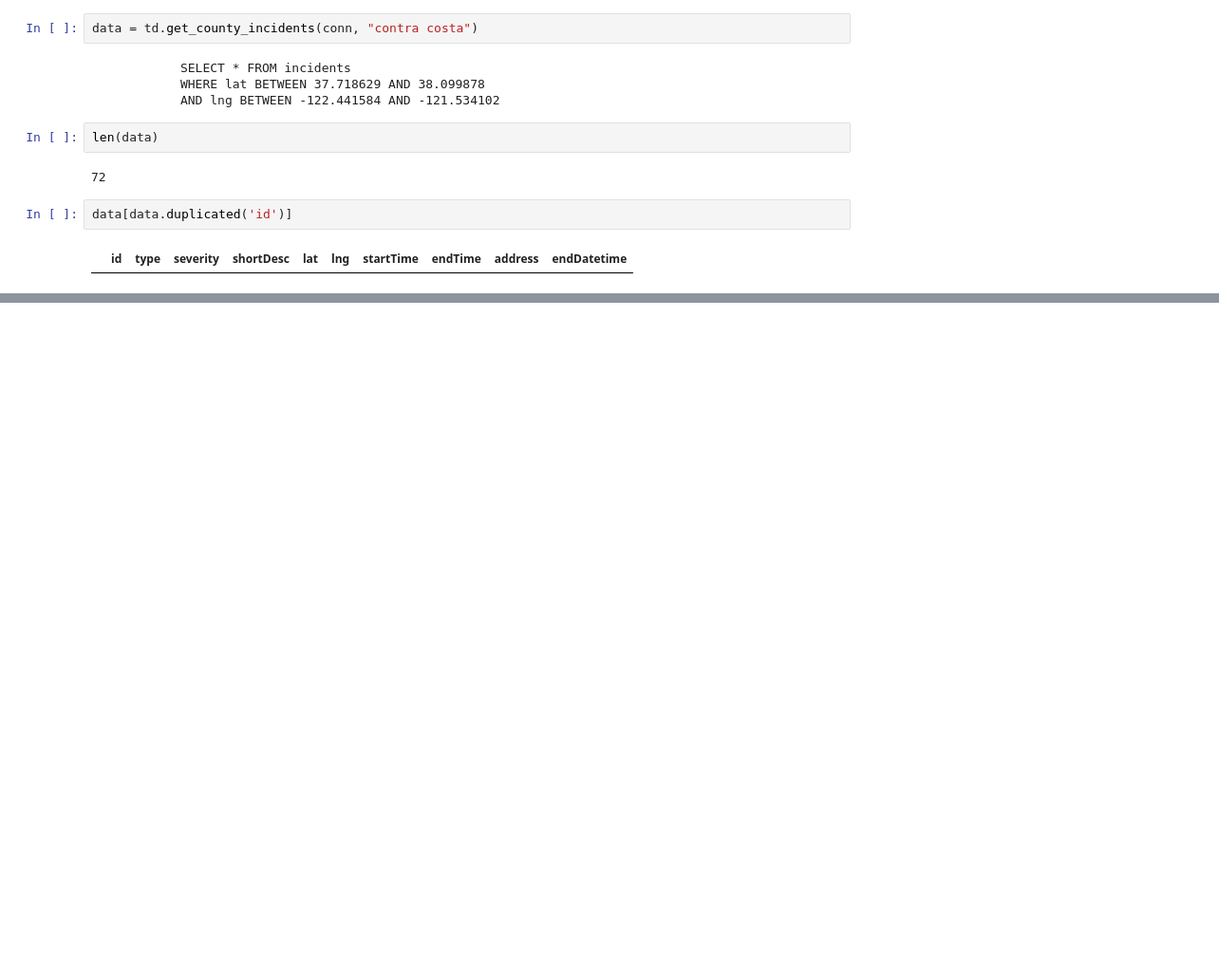
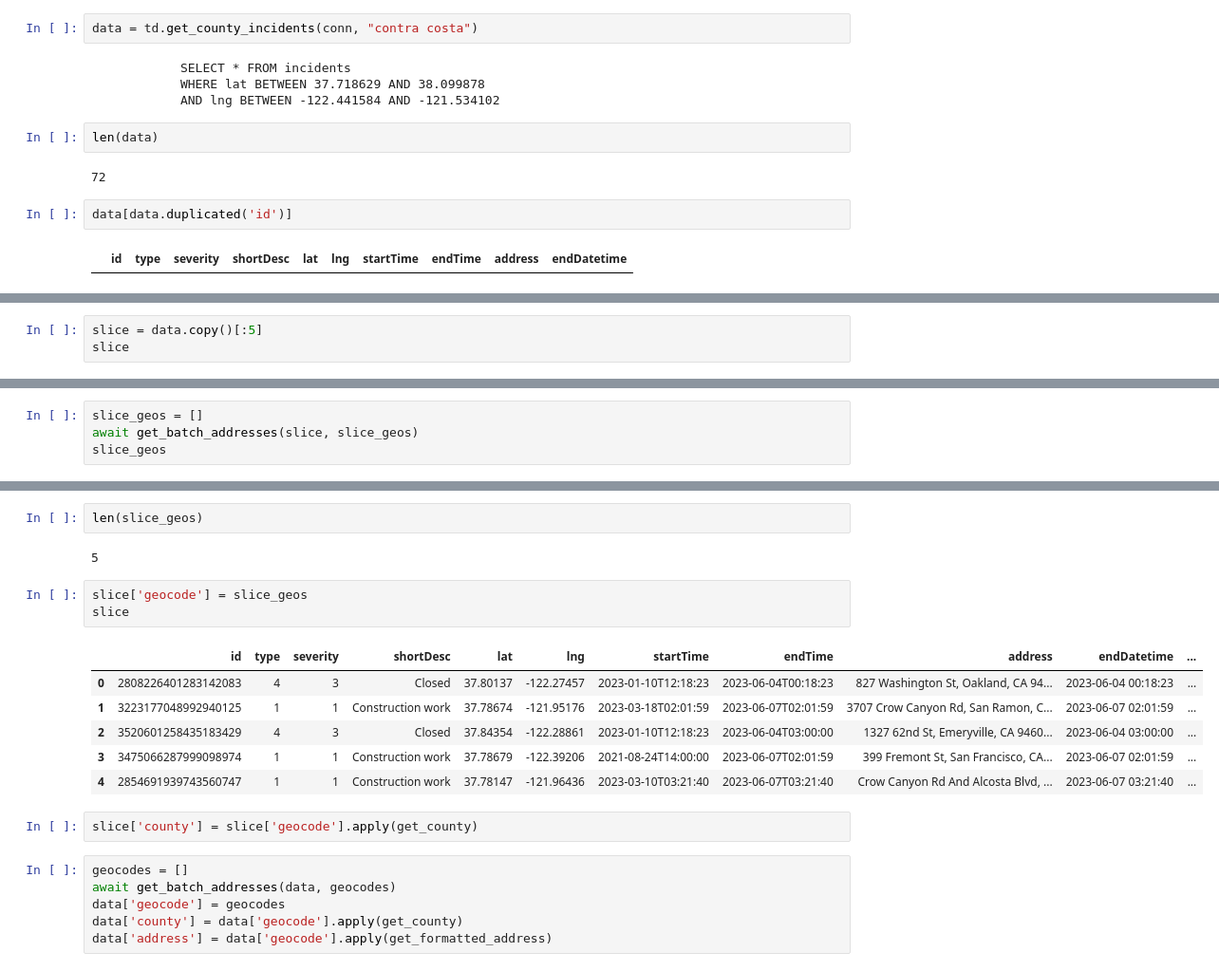
Before and after one commit to gson458/PIC16B-Traffic-Viz-Project, a Jupyter notebook: trafficdatafunctest.ipynb, the cells around one changed output, grey strips where cells are left out. Shown at 95% size. Saved outputs shown, nothing was run; the diff lists cells and outputs as text; blank space fills up the shorter version.

```diff
--- a/trafficdatafunctest.ipynb
+++ b/trafficdatafunctest.ipynb
@@ -41,0 +62,3 @@ conn.close()
+# %%
+slice = data.copy()[:5]
+slice
@@ -41,0 +151,4 @@ conn.close()
+# %%
+slice_geos = []
+await get_batch_addresses(slice, slice_geos)
+slice_geos
@@ -41,0 +173,22 @@ conn.close()
+# %%
+len(slice_geos)
+# %% [output]
+5
+# %%
+slice['geocode'] = slice_geos
+slice
+# %% [output]
+|  | id | type | severity | shortDesc | lat | lng | startTime | endTime | address | endDatetime | ... |
+| 0 | 2808226401283142083 | 4 | 3 | Closed | 37.80137 | -122.27457 | 2023-01-10T12:18:23 | 2023-06-04T00:18:23 | 827 Washington St, Oakland, CA 94... | 2023-06-04 00:18:23 | ... |
+| 1 | 3223177048992940125 | 1 | 1 | Construction work | 37.78674 | -121.95176 | 2023-03-18T02:01:59 | 2023-06-07T02:01:59 | 3707 Crow Canyon Rd, San Ramon, C... | 2023-06-07 02:01:59 | ... |
+| 2 | 3520601258435183429 | 4 | 3 | Closed | 37.84354 | -122.28861 | 2023-01-10T12:18:23 | 2023-06-04T03:00:00 | 1327 62nd St, Emeryville, CA 9460... | 2023-06-04 03:00:00 | ... |
+| 3 | 3475066287999098974 | 1 | 1 | Construction work | 37.78679 | -122.39206 | 2021-08-24T14:00:00 | 2023-06-07T02:01:59 | 399 Fremont St, San Francisco, CA... | 2023-06-07 02:01:59 | ... |
+| 4 | 2854691939743560747 | 1 | 1 | Construction work | 37.78147 | -121.96436 | 2023-03-10T03:21:40 | 2023-06-07T03:21:40 | Crow Canyon Rd And Alcosta Blvd, ... | 2023-06-07 03:21:40 | ... |
+# %%
+slice['county'] = slice['geocode'].apply(get_county)
+# %%
+geocodes = []
+await get_batch_addresses(data, geocodes)
+data['geocode'] = geocodes
+data['county'] = data['geocode'].apply(get_county)
+data['address'] = data['geocode'].apply(get_formatted_address)
```
Also changed, not shown: parts of 18 cells of this notebook, 4 other files.
